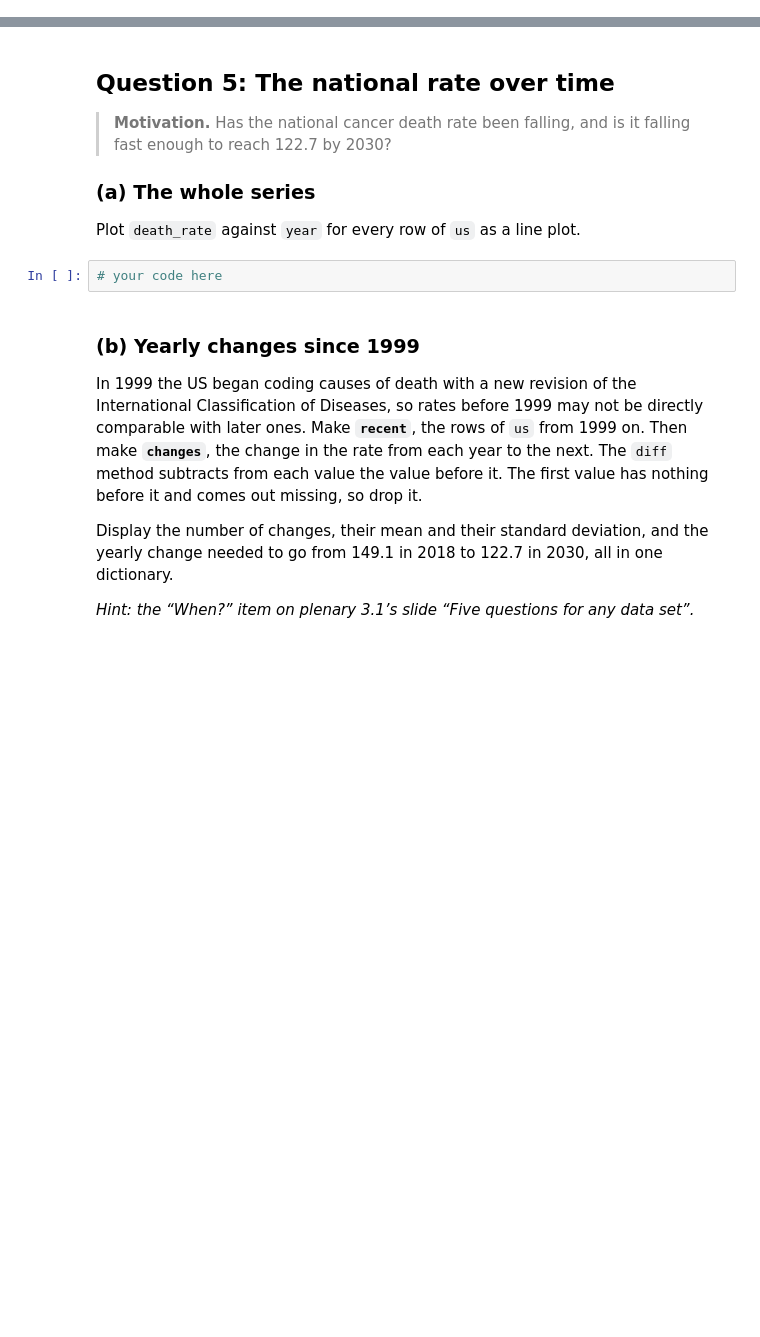
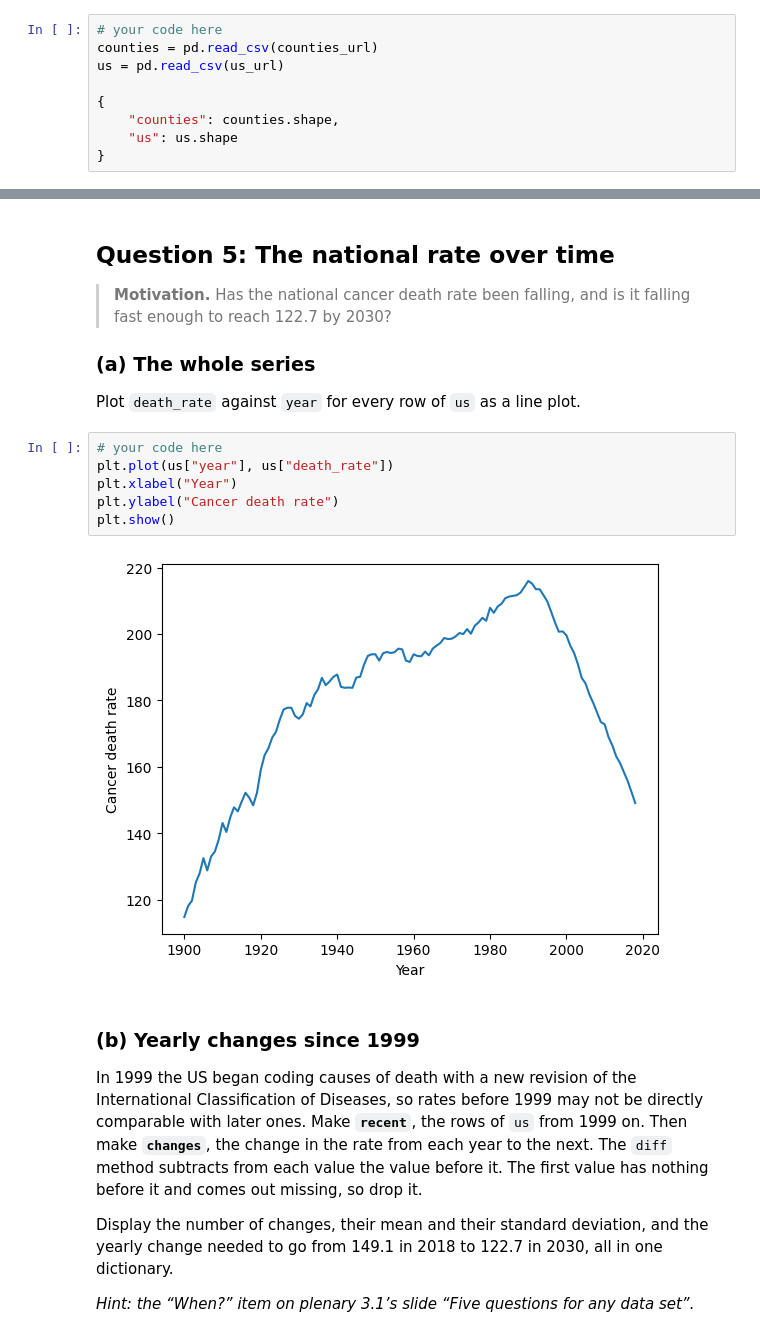
Before and after one commit to soyeonkm/datasci101, a Jupyter notebook: module3_project.ipynb, the cells around one changed output, grey strips where cells are left out. Cells and saved outputs as stored; diff of their text form; blank space fills up the shorter version.

```diff
--- a/module3_project.ipynb
+++ b/module3_project.ipynb
@@ -111,0 +110,9 @@ pulsar data” load tables from a URL.*
+# %%
+# your code here
+counties = pd.read_csv(counties_url)
+us = pd.read_csv(us_url)
+
+{
+    "counties": counties.shape,
+    "us": us.shape
+}
@@ -285,8 +403,14 @@ np.random.seed(301)
 ### (a) The whole series
 
 Plot `death_rate` against `year` for every row of `us` as a line plot.
-# %%
-# your code here
+# %%
+# your code here
+plt.plot(us["year"], us["death_rate"])
+plt.xlabel("Year")
+plt.ylabel("Cancer death rate")
+plt.show()
+# %% [output]
+[figure, added]
 # %% [markdown]
 ### (b) Yearly changes since 1999
 
```
Also changed, not shown: parts of 81 cells of this notebook.
